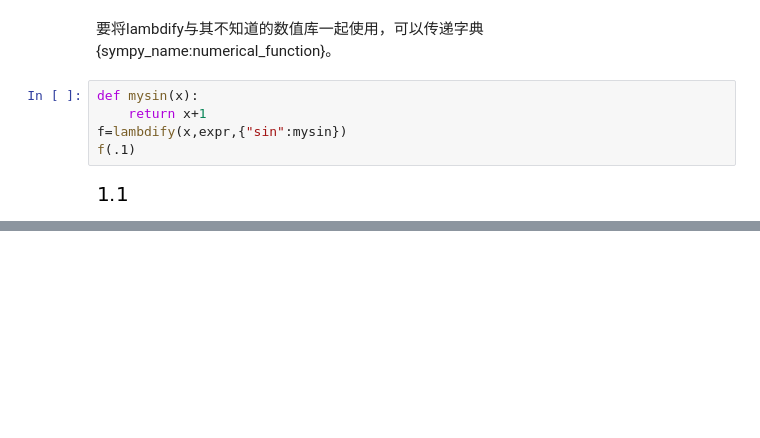
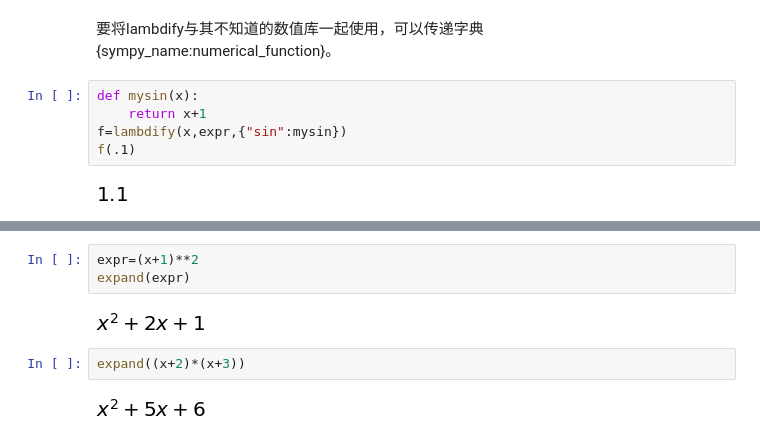
Before and after one commit to goodchinas/pyquant, a Jupyter notebook: 36.1 sympy-数学符号计算.ipynb, the cells around one changed output, grey strips where cells are left out. Saved outputs shown, nothing was run; the diff lists cells and outputs as text; blank space fills up the shorter version.

```diff
--- a/36.1 sympy-数学符号计算.ipynb
+++ b/36.1 sympy-数学符号计算.ipynb
@@ -461,0 +661,9 @@ f(.1)
+# %%
+expr=(x+1)**2
+expand(expr)
+# %% [output]
+[figure, added]
+# %%
+expand((x+2)*(x+3))
+# %% [output]
+[figure, added]
```
Also changed, not shown: parts of 242 cells of this notebook, 2 other files.
